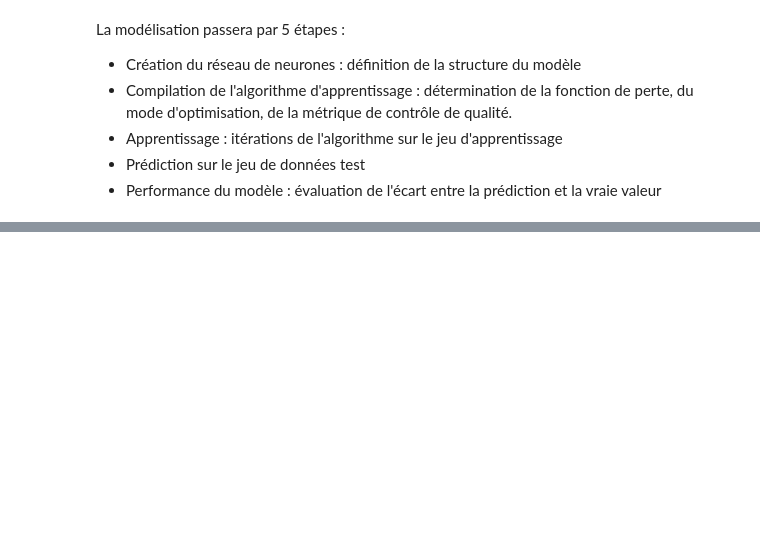
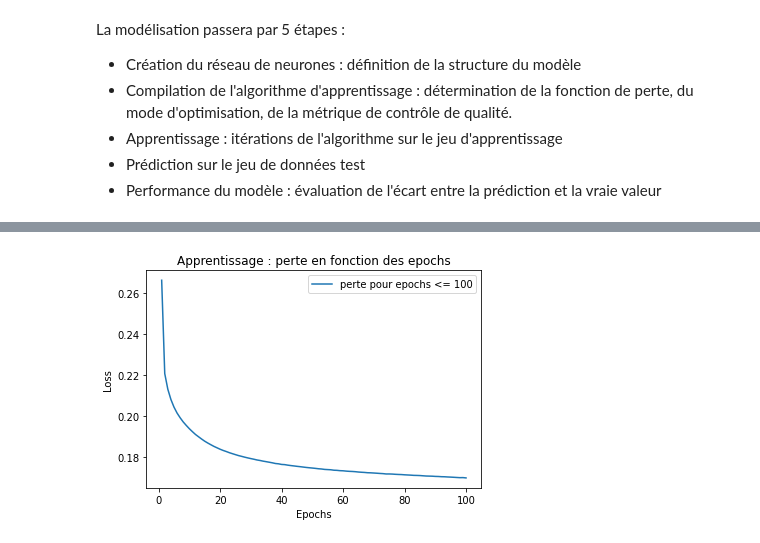
Before and after one commit to MarleneChevalier/Deep-Learning, a Jupyter notebook: Projet_DeepLearning.ipynb, the cells around one changed output, grey strips where cells are left out. Drawn from its saved outputs; the diff is of its cells as text; code cells hidden in the pictures; blank space fills up the shorter version.

```diff
--- a/Projet_DeepLearning.ipynb
+++ b/Projet_DeepLearning.ipynb
@@ -333,0 +393,14 @@ Nous essayerons de determiner une valeur correcte de ce parametre en observant l
+# %%
+# graphique loss / epochs
+plt.clf()
+loss100=modelfit.history['loss']
+epochs100=range(1,len(loss100)+1)
+
+plt.plot(epochs100,loss100,label='perte pour epochs <= 100')
+plt.title('Apprentissage : perte en fonction des epochs')
+plt.xlabel('Epochs')
+plt.ylabel('Loss')
+plt.legend()
+plt.show()
+# %% [output]
+[figure, added]
```
Also changed, not shown: parts of 19 cells of this notebook.
